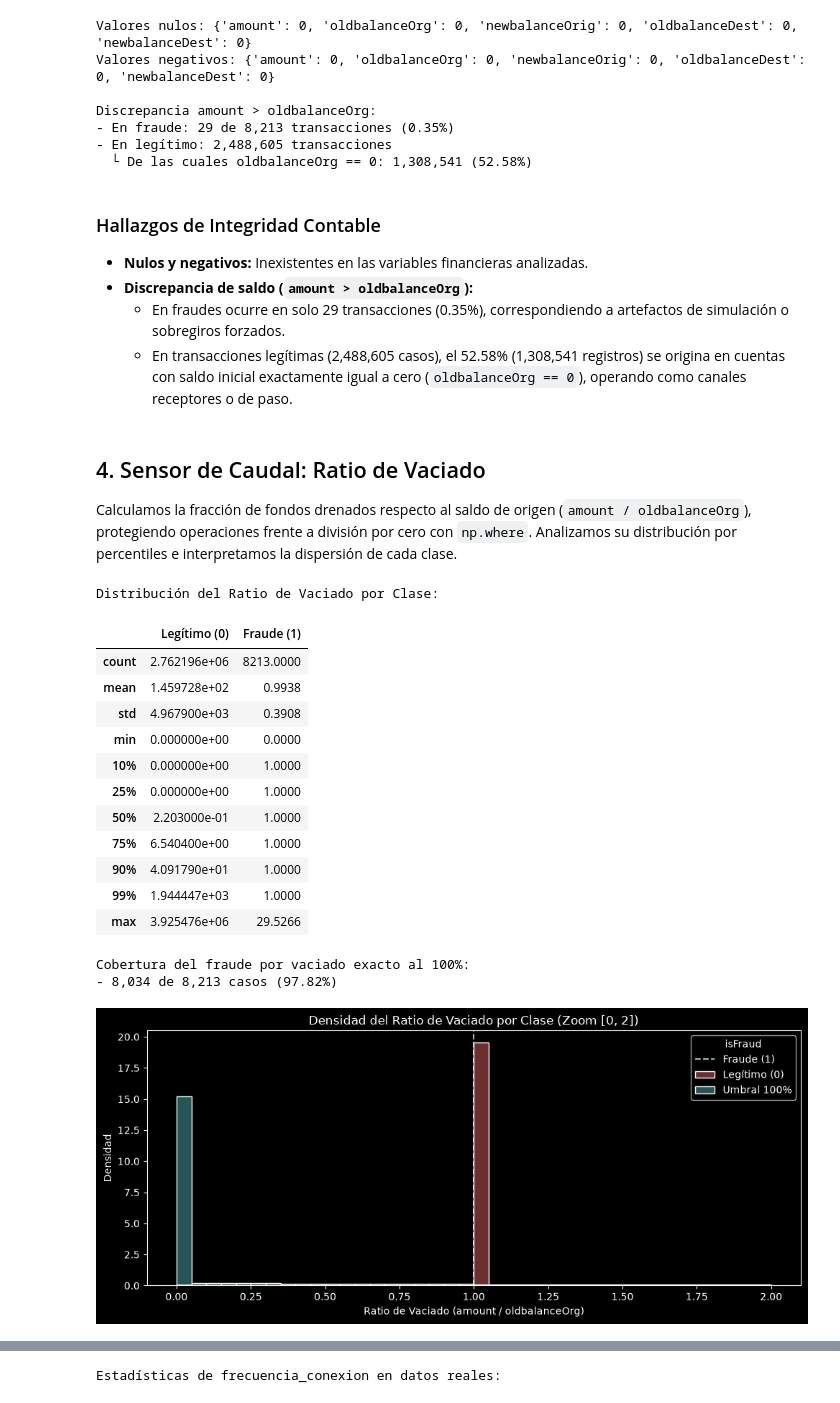
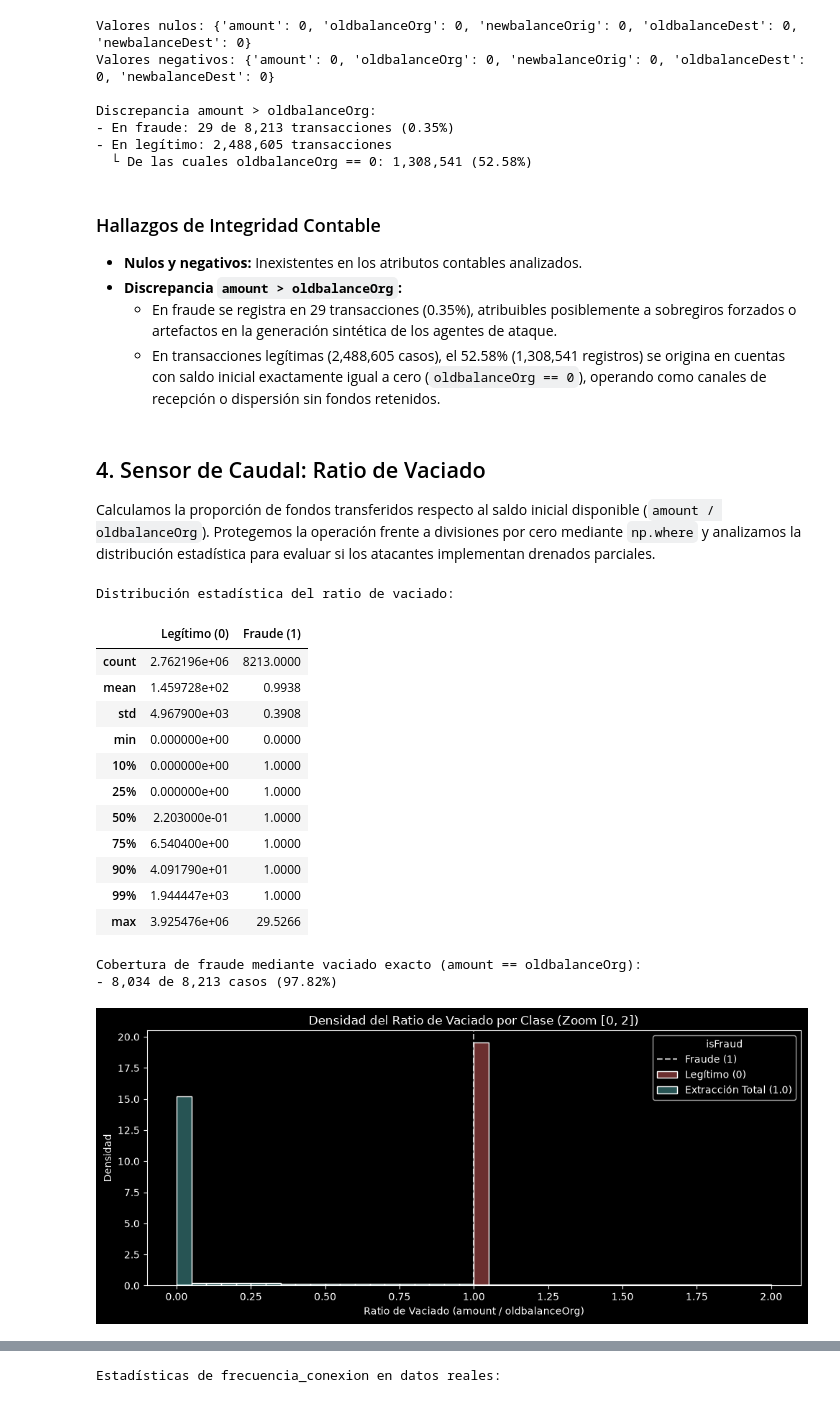
Before and after one commit to maxilovesbjj/aml-money-laundering-engine, a Jupyter notebook: notebooks/02_caudal_y_recurrencia.ipynb, the cells around one changed output, grey strips where cells are left out. Cells and saved outputs as stored; diff of their text form; code cells hidden in the pictures.

```diff
--- a/notebooks/02_caudal_y_recurrencia.ipynb
+++ b/notebooks/02_caudal_y_recurrencia.ipynb
@@ -15,15 +15,15 @@ Cargamos la salida procesada del Notebook 1 (`paysim_features.parquet`). Purgamo
 import pandas as pd
 import numpy as np
 
-# 1. Carga de datos
+# 1. Carga de datos base
 ruta_origen = '../data/processed/paysim_features.parquet'
 df = pd.read_parquet(ruta_origen)
 
-# 2. Purga preventiva de columnas residuales
+# 2. Purga preventiva de columnas residuales (sin warning de deprecación)
 columnas_residuales = [col for col in df.columns if 'frecuencia' in col or col.endswith('_x') or col.endswith('_y')]
 if columnas_residuales:
     print(f"Purgando columnas residuales de origen: {columnas_residuales}")
-    df.drop(columns=columnas_residuales, inplace=True)
+    df = df.drop(columns=columnas_residuales)
 
 # 3. Inspección dimensional y balance de clases
 print(f"Dimensiones del dataset limpio: {df.shape[0]:,} filas x {df.shape[1]} columnas")
@@ -39,7 +39,7 @@ columnas_faltantes = [col for col in columnas_requeridas if col not in df.column
 
 assert len(columnas_faltantes) == 0, f"Error de contrato: Faltan columnas requeridas {columnas_faltantes}"
 assert len(df.columns) == len(set(df.columns)), "Error: Existen nombres de columnas duplicados."
-print(f"Esquema verificado exitosamente. Columnas actuales ({len(df.columns)}): {list(df.columns)}")
+print(f"Esquema verificado. Columnas actuales ({len(df.columns)}): {list(df.columns)}")
 # %% [output]
 Purgando columnas residuales de origen: ['frecuencia_transacciones', 'frecuencia_conexion']
 Dimensiones del dataset limpio: 2,770,409 filas x 15 columnas
@@ -87,13 +85,13 @@ Discrepancia amount > oldbalanceOrg:
   └ De las cuales oldbalanceOrg == 0: 1,308,541 (52.58%)
 # %% [markdown]
 ### Hallazgos de Integridad Contable
-- **Nulos y negativos:** Inexistentes en las variables financieras analizadas.
-- **Discrepancia de saldo (`amount > oldbalanceOrg`):**
-  - En fraudes ocurre en solo 29 transacciones (0.35%), correspondiendo a artefactos de simulación o sobregiros forzados.
-  - En transacciones legítimas (2,488,605 casos), el 52.58% (1,308,541 registros) se origina en cuentas con saldo inicial exactamente igual a cero (`oldbalanceOrg == 0`), operando como canales receptores o de paso.
+- **Nulos y negativos:** Inexistentes en los atributos contables analizados.
+- **Discrepancia `amount > oldbalanceOrg`:**
+  - En fraude se registra en 29 transacciones (0.35%), atribuibles posiblemente a sobregiros forzados o artefactos en la generación sintética de los agentes de ataque.
+  - En transacciones legítimas (2,488,605 casos), el 52.58% (1,308,541 registros) se origina en cuentas con saldo inicial exactamente igual a cero (`oldbalanceOrg == 0`), operando como canales de recepción o dispersión sin fondos retenidos.
 # %% [markdown]
 ## 4. Sensor de Caudal: Ratio de Vaciado
-Calculamos la fracción de fondos drenados respecto al saldo de origen (`amount / oldbalanceOrg`), protegiendo operaciones frente a división por cero con `np.where`. Analizamos su distribución por percentiles e interpretamos la dispersión de cada clase.
+Calculamos la proporción de fondos transferidos respecto al saldo inicial disponible (`amount / oldbalanceOrg`). Protegemos la operación frente a divisiones por cero mediante `np.where` y analizamos la distribución estadística para evaluar si los atacantes implementan drenados parciales.
 # %%
 # 1. Cálculo idempotente del ratio de vaciado
 df['ratio_vaciado'] = np.where(
@@ -102,21 +100,23 @@ df['ratio_vaciado'] = np.where(
     0.0
 )
 
-# 2. Distribución estadística por clase
+# 2. Resumen estadístico por percentiles
 dist_legitimo = df[df['isFraud'] == 0]['ratio_vaciado'].describe(percentiles=[0.1, 0.25, 0.5, 0.75, 0.9, 0.99]).round(4)
 dist_fraude = df[df['isFraud'] == 1]['ratio_vaciado'].describe(percentiles=[0.1, 0.25, 0.5, 0.75, 0.9, 0.99]).round(4)
 
 resumen_caudal = pd.DataFrame({'Legítimo (0)': dist_legitimo, 'Fraude (1)': dist_fraude})
-print("Distribución del Ratio de Vaciado por Clase:")
+print("Distribución estadística del ratio de vaciado:")
 display(resumen_caudal)
 
-# 3. Métricas de cobertura de la regla del 100%
+# 3. Cobertura empírica de la extracción exacta (flag_vaciado == 1)
 fraudes_totales = (df['isFraud'] == 1).sum()
 fraudes_vaciado_exacto = ((df['isFraud'] == 1) & (df['flag_vaciado'] == 1)).sum()
-print(f"\nCobertura del fraude por vaciado exacto al 100%:")
-print(f"- {fraudes_vaciado_exacto:,} de {fraudes_totales:,} casos ({fraudes_vaciado_exacto / fraudes_totales * 100:.2f}%)")
+pct_cobertura = (fraudes_vaciado_exacto / fraudes_totales) * 100
+
+print(f"\nCobertura de fraude mediante vaciado exacto (amount == oldbalanceOrg):")
+print(f"- {fraudes_vaciado_exacto:,} de {fraudes_totales:,} casos ({pct_cobertura:.2f}%)")
 # %% [output]
-Distribución del Ratio de Vaciado por Clase:
+Distribución estadística del ratio de vaciado:
 |  | Legítimo (0) | Fraude (1) |
 | count | 2.762196e+06 | 8213.0000 |
 | mean | 1.459728e+02 | 0.9938 |
@@ -129,36 +129,36 @@ Distribución del Ratio de Vaciado por Clase:
 | 90% | 4.091790e+01 | 1.0000 |
 | 99% | 1.944447e+03 | 1.0000 |
 | max | 3.925476e+06 | 29.5266 |
-Cobertura del fraude por vaciado exacto al 100%:
+Cobertura de fraude mediante vaciado exacto (amount == oldbalanceOrg):
 - 8,034 de 8,213 casos (97.82%)
 # %%
 import matplotlib.pyplot as plt
 import seaborn as sns
 
 plt.style.use('dark_background')
 fig, ax = plt.subplots(figsize=(10, 4.5))
 
-# Graficamos la densidad acotada en [0, 2] para inspeccionar la masa crítica
+# Visualización de la densidad acotada en [0, 2] para inspeccionar la masa crítica
 sns.histplot(
     data=df[df['ratio_vaciado'] <= 2],
     x='ratio_vaciado',
     hue='isFraud',
     bins=40,
     stat='density',
     common_norm=False,
     palette=['#4fa8a8', '#d65f5f'],
     ax=ax
 )
 
 ax.set_title('Densidad del Ratio de Vaciado por Clase (Zoom [0, 2])')
 ax.set_xlabel('Ratio de Vaciado (amount / oldbalanceOrg)')
 ax.set_ylabel('Densidad')
-ax.axvline(1.0, color='white', linestyle='--', alpha=0.7, label='Umbral 100% (flag_vaciado)')
-ax.legend(title='isFraud', labels=['Fraude (1)', 'Legítimo (0)', 'Umbral 100%'])
+ax.axvline(1.0, color='white', linestyle='--', alpha=0.7, label='Extracción Total (1.0)')
+ax.legend(title='isFraud', labels=['Fraude (1)', 'Legítimo (0)', 'Extracción Total (1.0)'])
 
 plt.tight_layout()
 plt.show()
 # %% [output]
-[figure, old version]
+[figure, new version]
 # %% [markdown]
 ### Conclusiones del Sensor de Caudal
```
Also changed, not shown: parts of 17 cells of this notebook.
